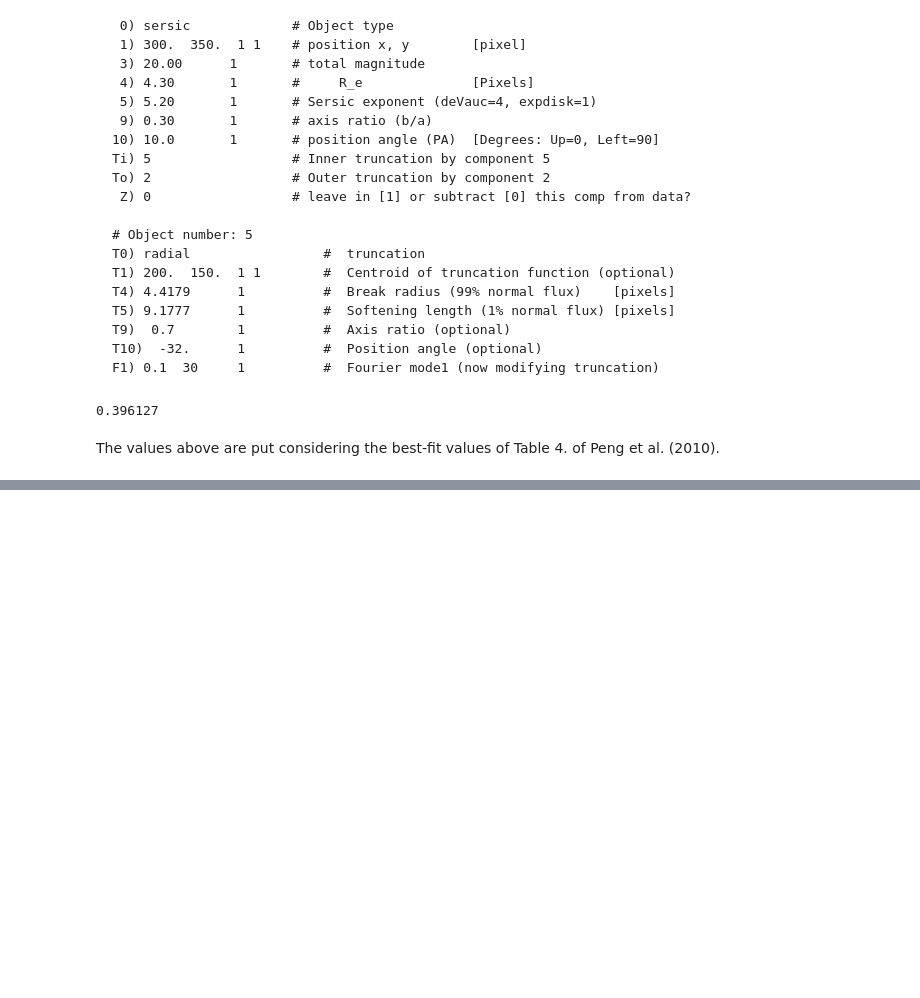
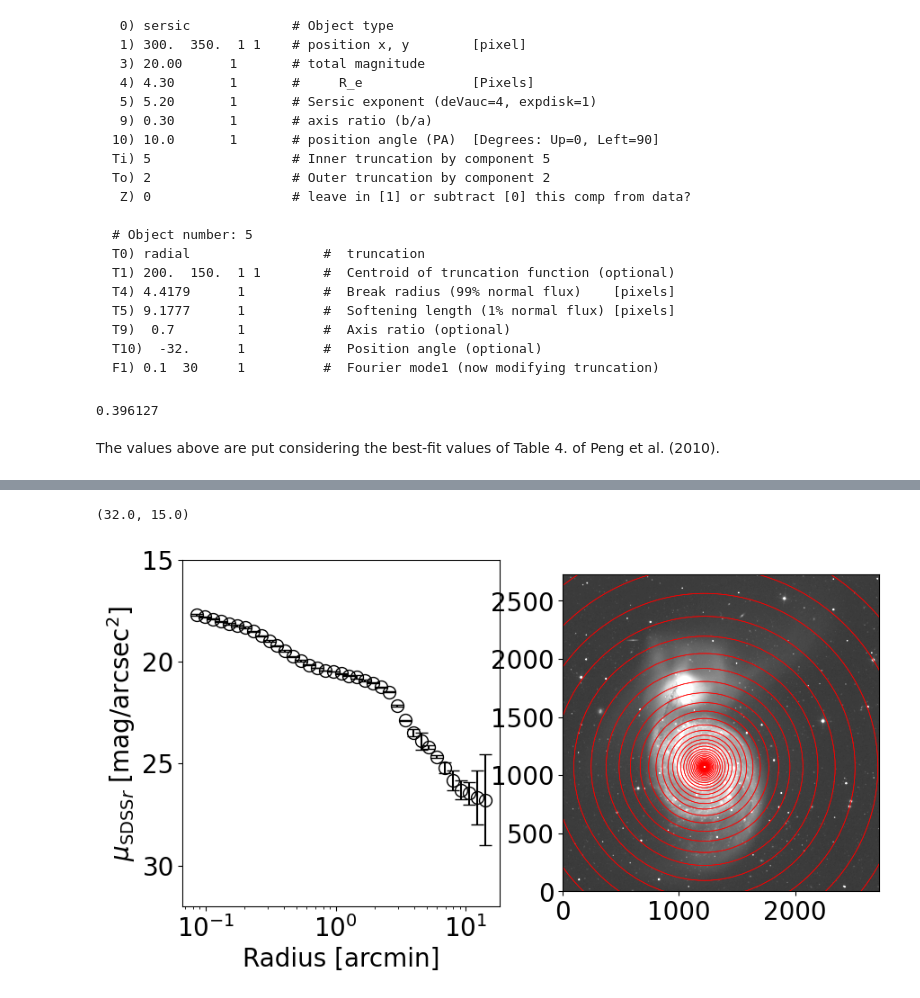
Before and after one commit to hbahk/TAOtutorials, a Jupyter notebook: tutorials/GALFIT-Surface_Photometry.ipynb, the cells around one changed output, grey strips where cells are left out. Cells and saved outputs as stored; diff of their text form; code cells hidden in the pictures; blank space fills up the shorter version.

```diff
--- a/tutorials/GALFIT-Surface_Photometry.ipynb
+++ b/tutorials/GALFIT-Surface_Photometry.ipynb
@@ -1054,0 +1096,31 @@ PATH_GALFIT + f" {name}.feedme"
+# %%
+ZP = 22.5
+r = np.logspace(np.log10(0.08*60/SCALE), np.log10(20.0*60/SCALE), 40)
+
+def sersic_profile(r, mu_e, r_e, n):
+    return mu_e + 8.325*((r/r_e)**(1./n) - 1.)
+
+fig, ax = plt.subplots(1, 2, figsize=(10, 5))
+ax[1].imshow(img, origin="lower", cmap="gray", norm=inorm)
+mu, muerr = [], []
+for i in range(len(r)-1):
+    ann = CircularAnnulus((x_a, y_a), r_in=r[i], r_out=r[i+1])
+    ann.plot(ax=ax[1], color="red", lw=0.5)
+
+    astat = ApertureStats(img, ann, error=eimg)
+    _mu = -2.5*np.log10(astat.median) +5*np.log10(SCALE) + ZP # [mag/arcsec^2]
+    _ferr = astat.std/np.sqrt(astat.sum_aper_area.value)/SCALE**2 # [nmgy/arcsec^2]
+    _muerr = 2.5*_ferr/astat.median/np.log(10)
+
+    mu.append(_mu)
+    muerr.append(_muerr)
+    ax[0].errorbar((r[i]+r[i+1])/2./60*SCALE, _mu, yerr=_muerr, fmt="o",
+                   color="black", ms=10, mfc='none', capsize=5)
+ax[0].set_xscale("log")
+ax[0].set_xlabel("Radius [arcmin]")
+ax[0].set_ylabel(r"$\mu_{{\rm SDSS} r}$ [mag/arcsec$^2$]")
+ax[0].invert_yaxis()
+ax[0].set_ylim(32, 15)
+# %% [output]
+(32.0, 15.0)
+[figure, added]
```
Also changed, not shown: parts of 18 cells of this notebook.
